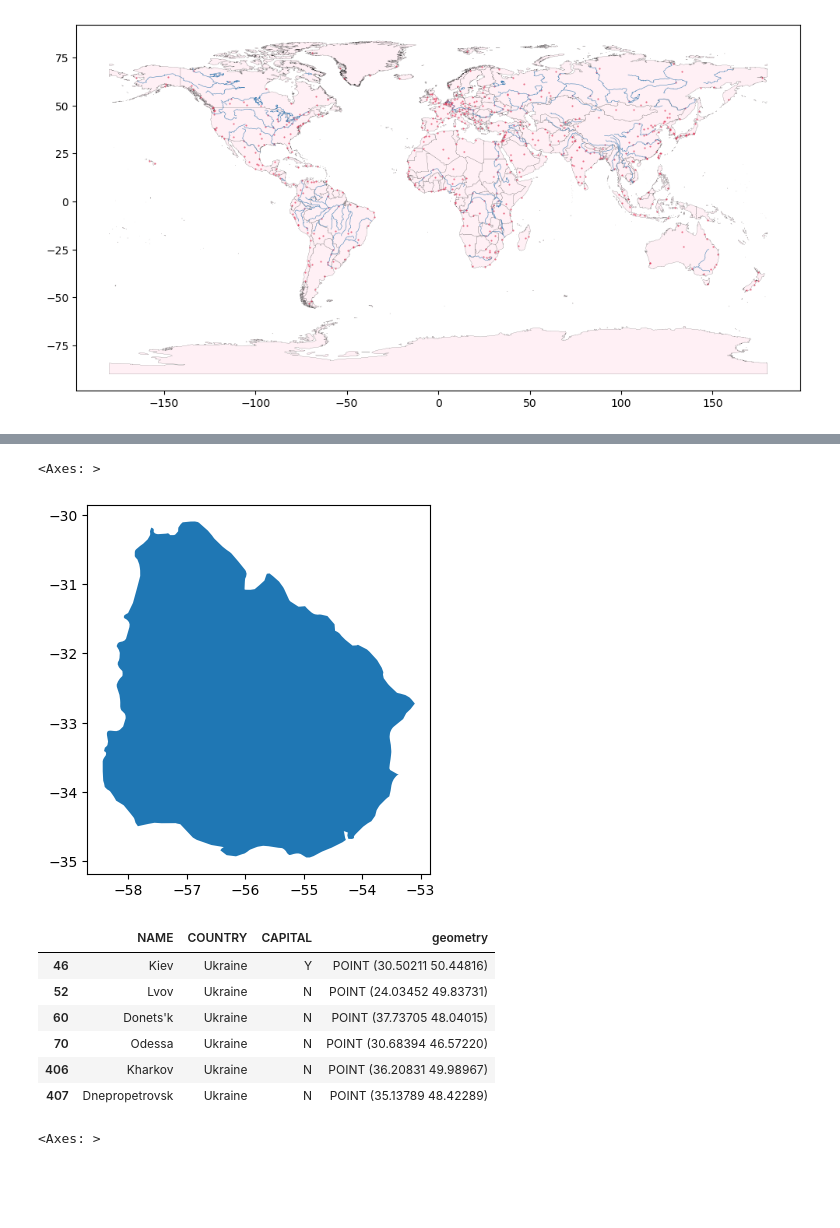
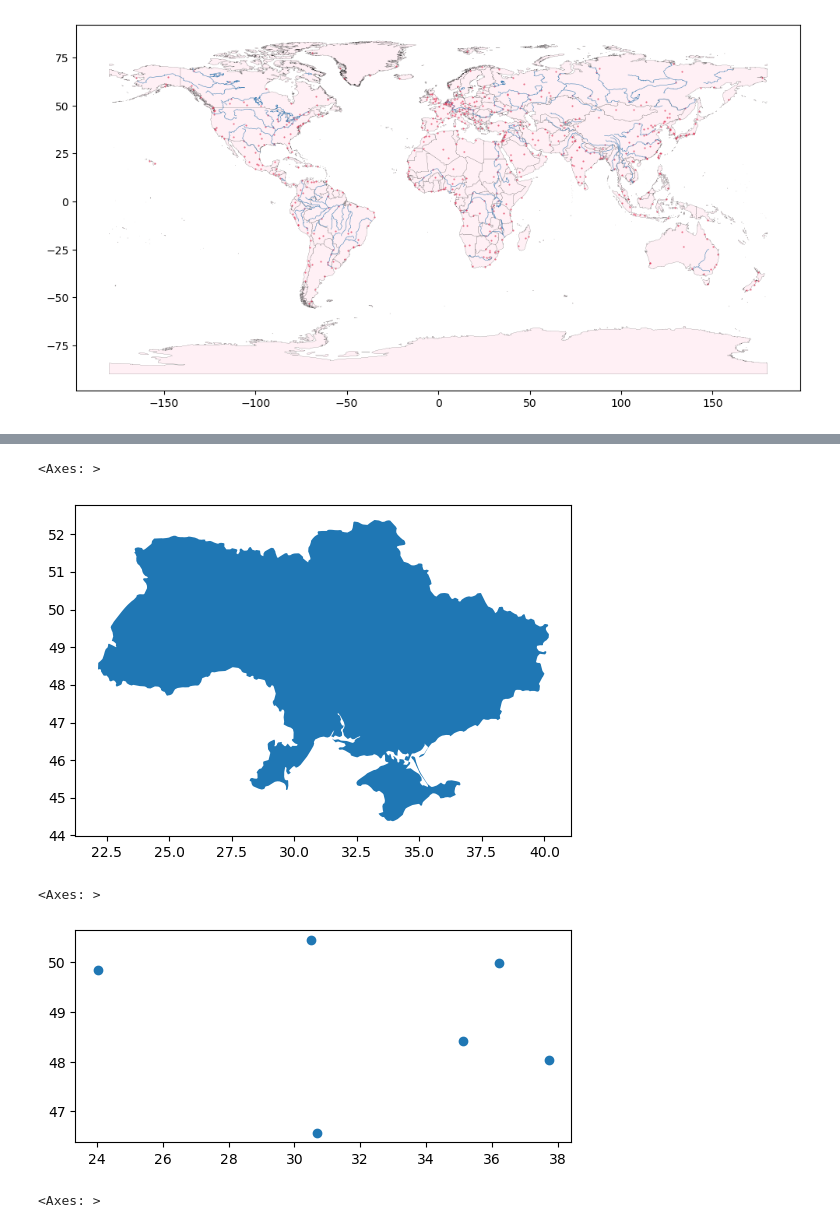
Before and after one commit to ZurinaGarcia/simpleplot, a Jupyter notebook: Untitled.ipynb, the cells around one changed output, grey strips where cells are left out. Cells and saved outputs as stored; diff of their text form; code cells hidden in the pictures; blank space fills up the shorter version.

```diff
--- a/Untitled.ipynb
+++ b/Untitled.ipynb
@@ -104,19 +104,14 @@ m
 
 ukraine=countries[countries.COUNTRY=='Ukraine']
 # %%
-uruguay.plot()
+ukraine.plot()
 # %% [output]
 <Axes: >
-[figure, old version]
+[figure, new version]
 # %%
 cities_ukraine=cities[cities.COUNTRY=='Ukraine']
-cities_ukraine
+cities_ukraine.plot()
 # %% [output]
-|  | NAME | COUNTRY | CAPITAL | geometry |
-| 46 | Kiev | Ukraine | Y | POINT (30.50211 50.44816) |
-| 52 | Lvov | Ukraine | N | POINT (24.03452 49.83731) |
-| 60 | Donets'k | Ukraine | N | POINT (37.73705 48.04015) |
-| 70 | Odessa | Ukraine | N | POINT (30.68394 46.57220) |
-| 406 | Kharkov | Ukraine | N | POINT (36.20831 49.98967) |
-| 407 | Dnepropetrovsk | Ukraine | N | POINT (35.13789 48.42289) |
+<Axes: >
+[figure, added]
 # %%
```
Also changed, not shown: parts of 6 cells of this notebook, 1 other file.
